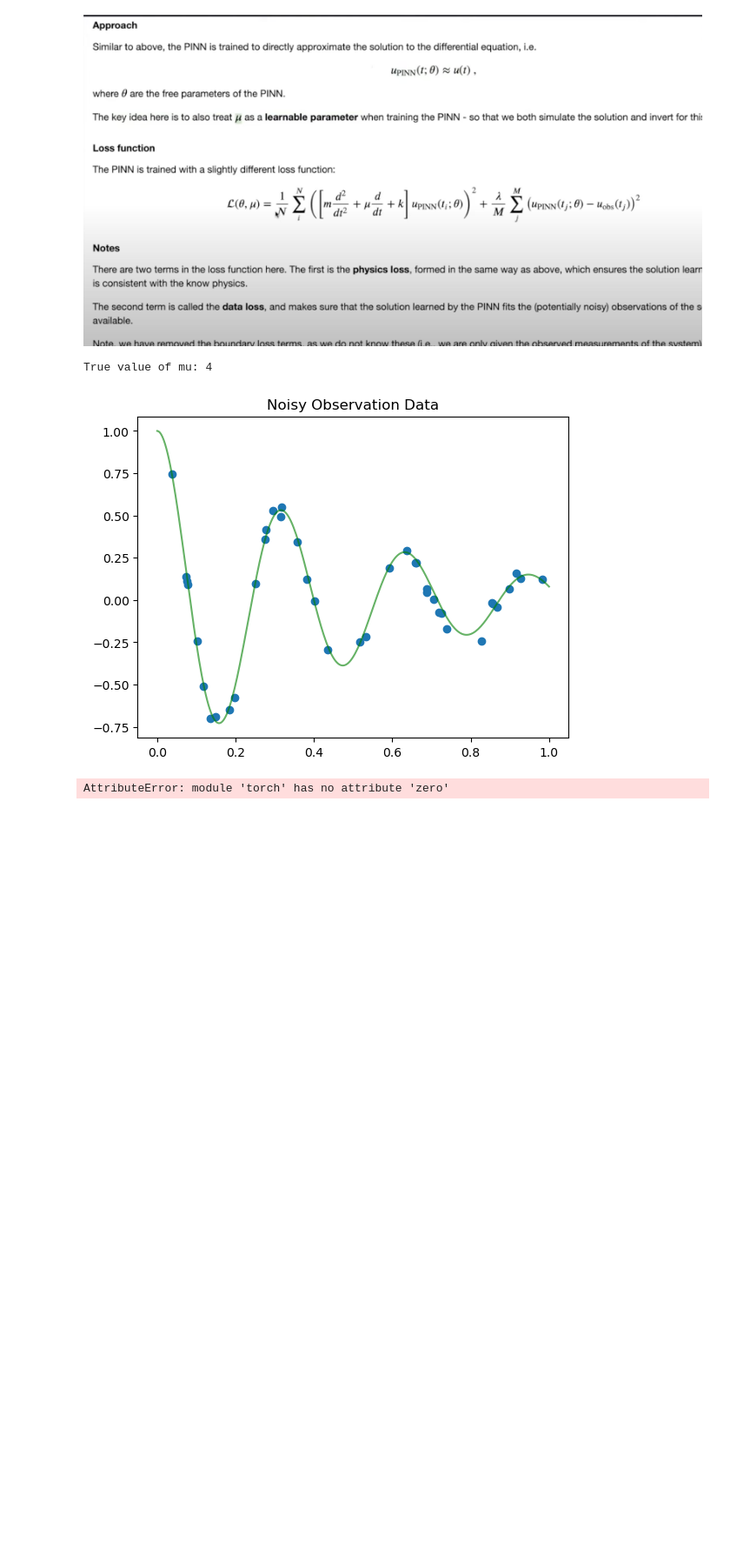
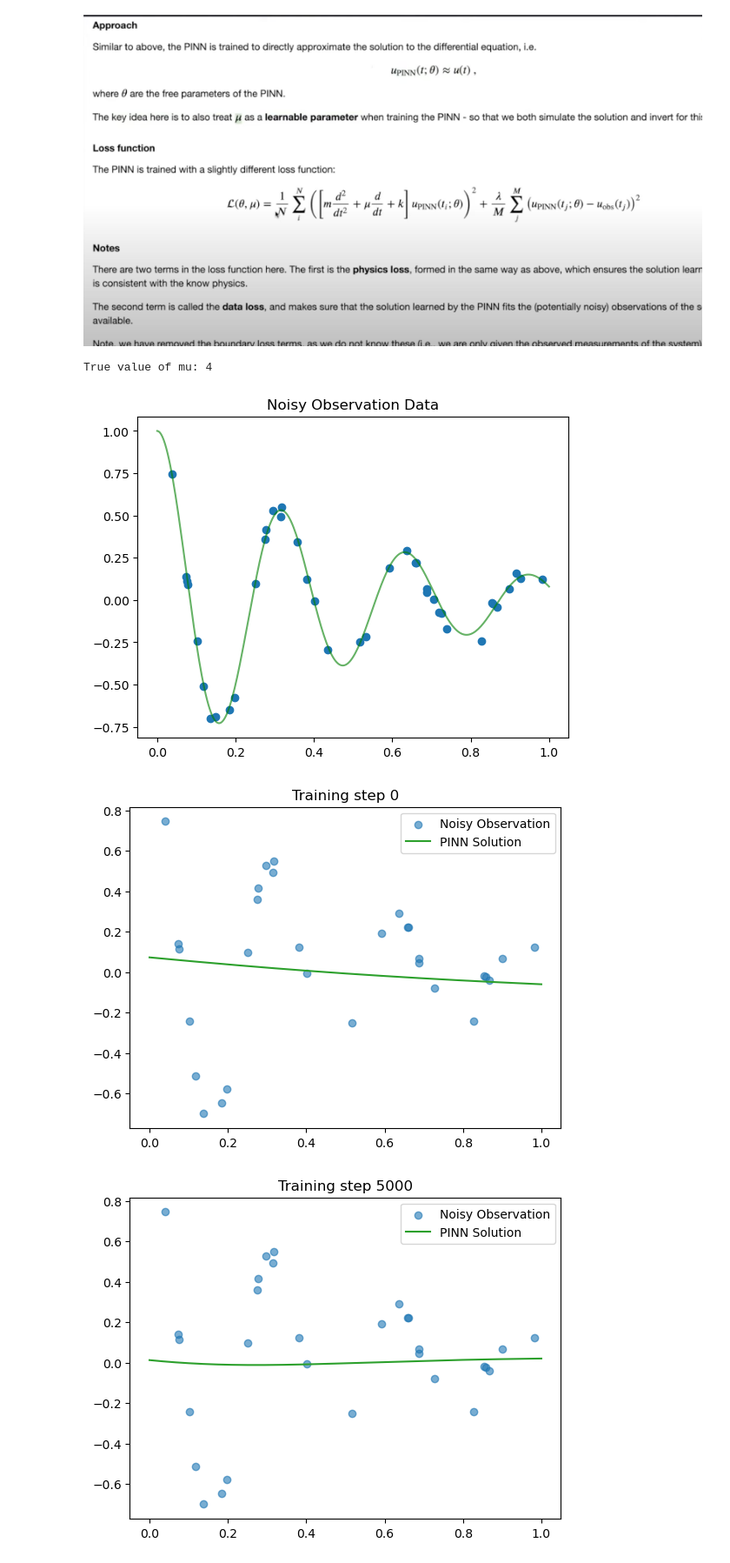
Before and after one commit to kru2710shna/GSOC_24, a Jupyter notebook: Notes/Code/PINN#3.ipynb, the cells around one changed output. Shown at 87% size. Cells and saved outputs as stored; diff of their text form; code cells hidden in the pictures; blank space fills up the shorter version.

Commit message:
PINN Implemented from scratch

```diff
--- a/Notes/Code/PINN#3.ipynb
+++ b/Notes/Code/PINN#3.ipynb
@@ -23,7 +23,7 @@ display(image)
 def excat_solution(d,wo,t):
     assert d < wo
     # w = (wo^2 - d^2 )^1/2
-    w = np.sqrt(w0**2-d**2)
+    w = np.sqrt(wo**2-d**2)
 
     # -theta*t
     phi = np.arctan(-d/w)
@@ -149,13 +149,13 @@ d,wo = 2,20
 
 print(f"True value of mu: {2*d}")
 t_obs = torch.rand(40).view(-1,1)
-u_obs = excat_solution(d,uo,t_obs) + 0.04*torch.randn_like(t_obs)
+u_obs = excat_solution(d,wo,t_obs) + 0.04*torch.randn_like(t_obs)
 
 
 plt.figure()
 plt.title("Noisy Observation Data")
 plt.scatter(t_obs[:,0] , u_obs[:,0])
-t_test , u_exact = torch.linspace(0,1,300).view(-1,1), excat_solution(d,uo,t_test)
+t_test , u_exact = torch.linspace(0,1,300).view(-1,1), excat_solution(d,wo,t_test)
 plt.plot(t_test[:,0] , u_exact[:,0], label = "Exact Solution", color = "green", alpha = 0.6)
 plt.show()
 # %% [output]
@@ -174,47 +174,52 @@ t_physics = torch.linspace(0,1,30).view(-1,1).requires_grad_(True)
 d , wo= 2,20
 _ ,k = 2*d , wo**2
 # treate mu as a learnable parameter
-mu = torch.nn.Parameter(torch.zero(1,requires_grad =True))
+mu = torch.nn.Parameter(torch.zeros(1,requires_grad =True))
 mus=[]
 #add mu
 optimiser = torch.optim.Adam(list(pinn.parameters() )+[mu], lr = 1e-3)
 
-
+u_obs = u_obs[:30]
+t_obs = t_obs[:30]
 for i in range(15001):
     optimiser.zero_grad()
 
     # compute each term of the Pinn loss function using hyperparameters
     lambda1 = 1e4
 
     #compute physics loss
     u = pinn(t_physics)
     dudt = torch.autograd.grad(u,t_physics,torch.ones_like(u) , create_graph = True)[0]
     d2udt2 = torch.autograd.grad(dudt,t_physics,torch.ones_like(u) , create_graph = True)[0]
     loss1 = torch.mean((d2udt2 + mu*dudt + k*u)**2)
 
     # data loss
     u = pinn(t_physics)
     loss2 = torch.mean((u-u_obs)**2)
 
     #backpropogate joint loss, take optimiser step
     loss = loss1+lambda1*loss2
     loss.backward()
     optimiser.step()
 
     mus.append(mu.item())
 
     if i %5000 ==0:
         #print(u.abs().mean().item(), dudt.abs().mean().item , d2udt2.abs().mean().item())
         u = pinn(t_test).detach()
-        plt.figure(figsize = (6,2.5))
-        plt.scatter(t_physics.detach()[:,0],
-                   torch.zeros_like(t_physics)[:,0],s = 20, lw = 0 , color = "tab:green", alpha = 0.6)
-        plt.scatter(t_boundry.detach()[:,0],
-                   torch.zeros_like(t_boundry)[:,0],s = 20, lw = 0 , color = "tab:red", alpha = 0.6)
-        plt.plot(t_test[:,0] , u_exact[:,0], label = "Excat Solution", color = "tab:grey", alpha =0.6)
+        plt.scatter(t_obs[:,0], u_obs[:,0], label = "Noisy Observation", alpha =0.6)
         plt.plot(t_test[:,0] , u[:,0], label = "PINN Solution", color = "tab:green")
         plt.title(f"Training step {i}")
         plt.legend()
         plt.show()
+
+plt.figure()
+plt.title("$\mu$")
+plt.plot(mus, label= "PINN estimate")
+plt.hlines(2*d, 0, len(mus), label= "True Value", color = "green")
+plt.legend()
+plt.xlabel("Training step")
+plt.show()
 # %% [output]
-AttributeError: module 'torch' has no attribute 'zero'
+[figure, added]
+[figure, added]
```
Also changed, not shown: parts of 1 cell of this notebook.
